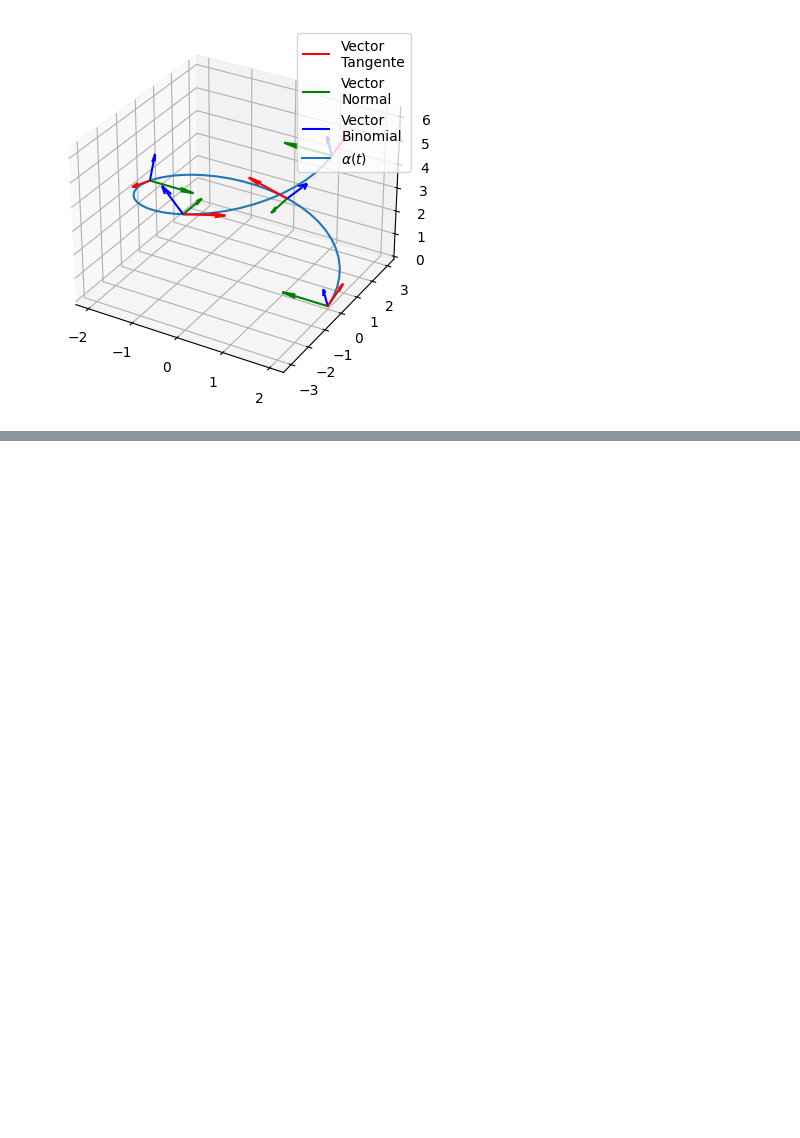
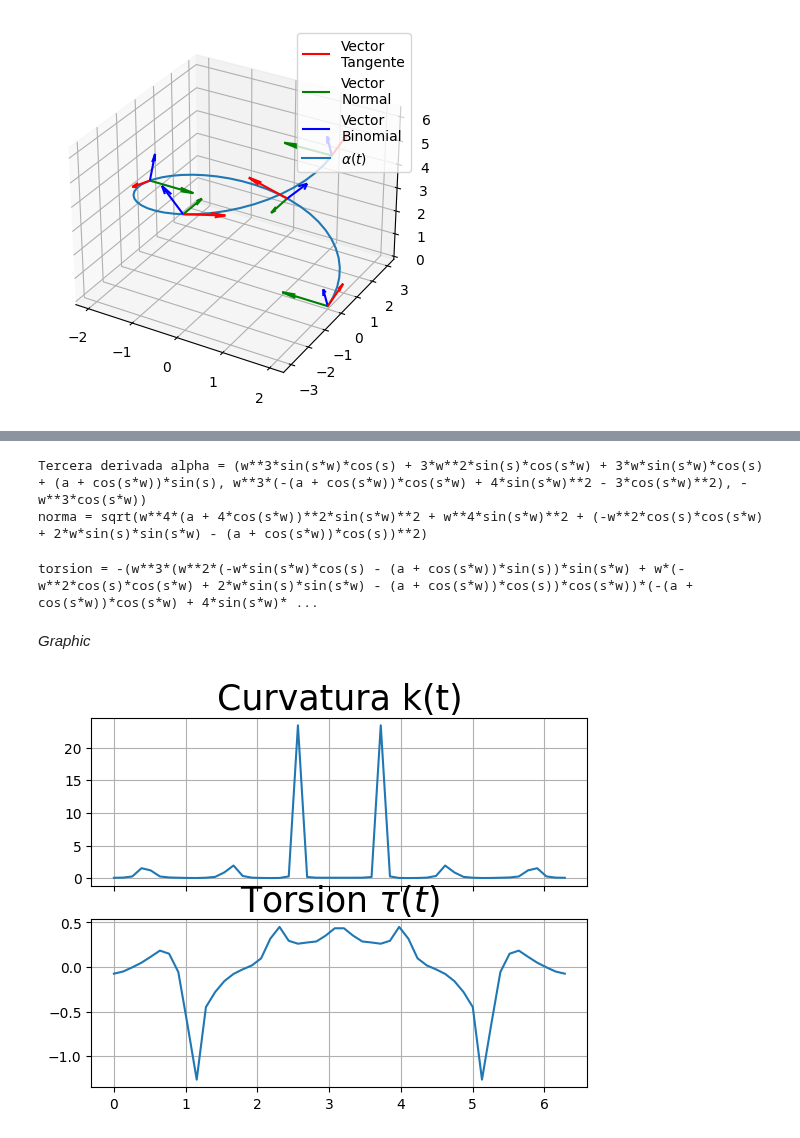
Before and after one commit to DayaVale/Geometria_Computacional, a Jupyter notebook: Homework3/Homework3.ipynb, the cells around one changed output, grey strips where cells are left out. Saved outputs shown, nothing was run; the diff lists cells and outputs as text; code cells hidden in the pictures; blank space fills up the shorter version.

```diff
--- a/Homework3/Homework3.ipynb
+++ b/Homework3/Homework3.ipynb
@@ -222,0 +332,6 @@ plt.show()
+# %%
+## Segunda derivada de alpha
+ddalpha = (sp.diff(x,s,2), sp.diff(y,s,2), sp.diff(z,s,2))
+da_norma = norma(ddalpha)
+print('segunda derivada alpha =',ddalpha)
+print('norma =', da_norma)
@@ -222,0 +341,4 @@ plt.show()
+# %%
+## Curvatura
+k  = norma(np.cross(dalpha,ddalpha))/(norma(dalpha)**3)
+print('Curvatura', k)
@@ -222,0 +350,30 @@ plt.show()
+# %%
+# Tercera derivada de alpha
+dddalpha = (sp.diff(x,s,3), sp.diff(y,s,3), sp.diff(z,s,3))
+da_norma = norma(ddalpha)
+print('Tercera derivada alpha =',dddalpha)
+print('norma =', da_norma)
+# %% [output]
+Tercera derivada alpha = (w**3*sin(s*w)*cos(s) + 3*w**2*sin(s)*cos(s*w) + 3*w*sin(s*w)*cos(s) + (a + cos(s*w))*sin(s), w**3*(-(a + cos(s*w))*cos(s*w) + 4*sin(s*w)**2 - 3*cos(s*w)**2), -w**3*cos(s*w))
+norma = sqrt(w**4*(a + 4*cos(s*w))**2*sin(s*w)**2 + w**4*sin(s*w)**2 + (-w**2*cos(s)*cos(s*w) + 2*w*sin(s)*sin(s*w) - (a + cos(s*w))*cos(s))**2)
+# %%
+## Torsión
+tau = - (np.dot(np.cross(dalpha,ddalpha),dddalpha)/(norma(np.cross(dalpha,ddalpha))**2))
+print('torsion =', tau)
+# %% [output]
+torsion = -(w**3*(w**2*(-w*sin(s*w)*cos(s) - (a + cos(s*w))*sin(s))*sin(s*w) + w*(-w**2*cos(s)*cos(s*w) + 2*w*sin(s)*sin(s*w) - (a + cos(s*w))*cos(s))*cos(s*w))*(-(a + cos(s*w))*cos(s*w) + 4*sin(s*w)* ...
+# %% [markdown]
+*Graphic*
+# %%
+t = np.linspace(0,2*np.pi)
+K = lambdify(s,k.subs(a,4).subs(w,3))(t)
+Tau = lambdify(s,tau.subs(a,4).subs(w,3))(t)
+fig, (ax1, ax2) = plt.subplots(2, sharex=True)
+ax1.plot(t,K)
+ax1.set_title(r"Curvatura k(t)", size=25)
+ax1.grid(True)
+ax2.plot(t,Tau)
+ax2.set_title(r"Torsion $\tau(t)$", size=25)
+ax2.grid(True)
+# %% [output]
+[figure, added]
```
Also changed, not shown: parts of 21 cells of this notebook, 1 other file.
